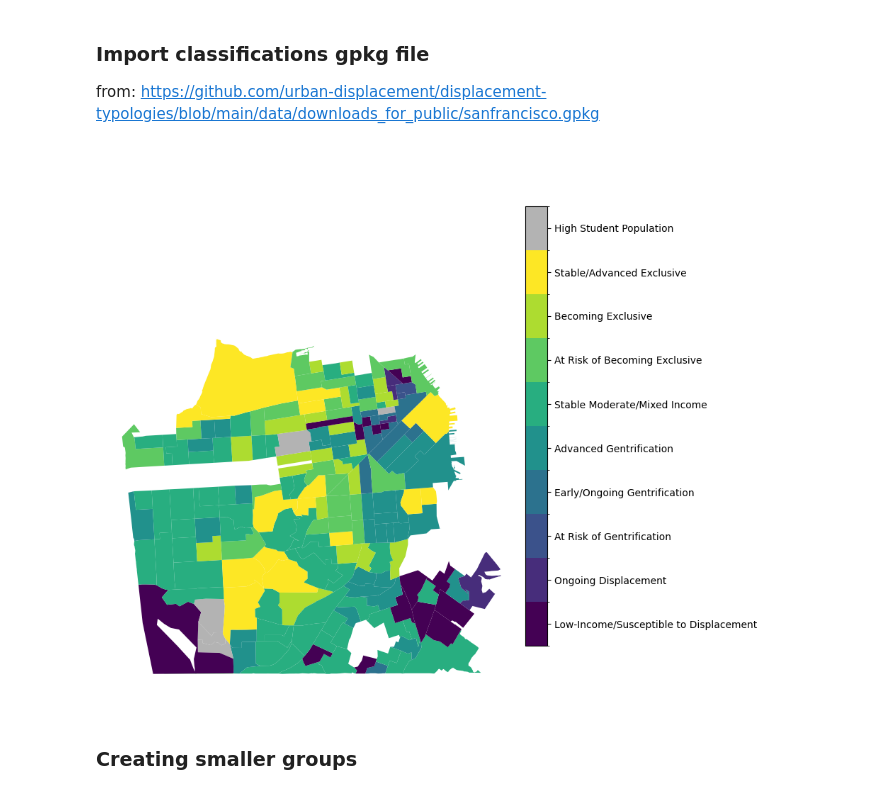
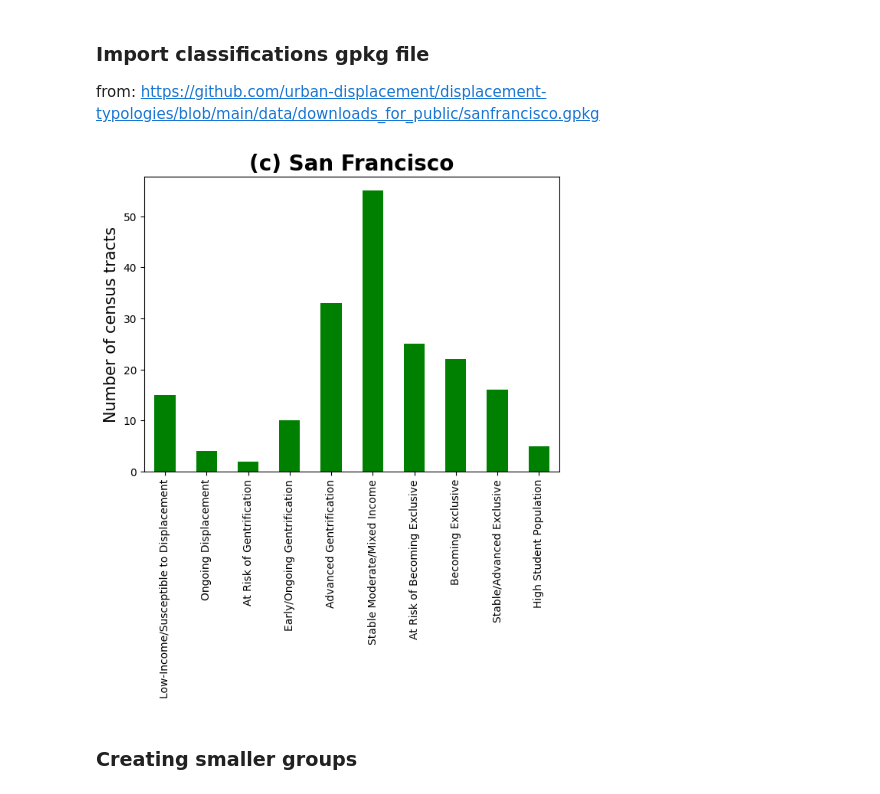
Before and after one commit to Urban-Analytics/INTEGRATE, a Jupyter notebook: llm/python/Molly/SanFrancisco/GentrificationIndex.ipynb, the cells around one changed output. Cells and saved outputs as stored; diff of their text form; code cells hidden in the pictures.

```diff
--- a/llm/python/Molly/SanFrancisco/GentrificationIndex.ipynb
+++ b/llm/python/Molly/SanFrancisco/GentrificationIndex.ipynb
@@ -20,7 +20,7 @@ census_tracts = census_tracts[census_tracts['tractce']!='980401']
 ### Import classifications gpkg file
 from: https://github.com/urban-displacement/displacement-typologies/blob/main/data/downloads_for_public/sanfrancisco.gpkg
 # %%
-gdf = gpd.read_file("../../../data/SpatialData/SanFran/GentrificationIndex_SpatialDomain.s")
+gdf = gpd.read_file("../../../data/SpatialData/SanFran/GentrificationIndex_SpatialDomain.shp")
 
 # Clip tracts to Bay Area
 gdf_bay = gpd.clip(gdf, census_tracts)
@@ -29,6 +29,27 @@ gdf_bay = gdf_bay[gdf_bay.geometry.type == 'Polygon']
 
 gdf_bay['GEOID'] = gdf_bay['GEOID'].astype(int)
 gdf_bay['GEOID'] = gdf_bay['GEOID'].astype(str)
+# %%
+order = ["Low-Income/Susceptible to Displacement", "Ongoing Displacement", "At Risk of Gentrification",
+    "Early/Ongoing Gentrification",'Advanced Gentrification', "Stable Moderate/Mixed Income","At Risk of Becoming Exclusive",
+         "Becoming Exclusive", "Stable/Advanced Exclusive", "High Student Population"]
+
+# Make sure classification_new is treated as categorical in the right order
+gdf_bay["Typology"] = pd.Categorical(
+    gdf_bay["Typology"], categories=order, ordered=True)
+
+# Count with all categories (missing ones get 0)
+counts = gdf_bay["Typology"].value_counts().reindex(order, fill_value=0)
+
+# Plot in desired order
+fig, ax = plt.subplots(figsize=(7,5))
+counts.plot(ax=ax, kind="bar", color="green")
+ax.set_xlabel("")
+ax.set_ylabel("Number of census tracts", fontsize=15)
+ax.set_title('(c) San Francisco', fontsize=20, fontweight = 'bold');
+fig.savefig("../Figures/SanFran_Barplot_GI.png", bbox_inches='tight', pad_inches=0.2)
+# %% [output]
+[figure, added]
 # %%
 viridis = plt.get_cmap('viridis', 9)
 viridis_colors = viridis(np.arange(9))
@@ -52,8 +73,6 @@ cb0.ax.set_yticklabels(list(mapping.keys()))  # Optional: use labels instead of
 
 ax.axis('off')
 plt.show()
-# %% [output]
-[figure, removed]
 # %% [markdown]
 ### Creating smaller groups
 # %%
```
Also changed, not shown: 2 other files.
